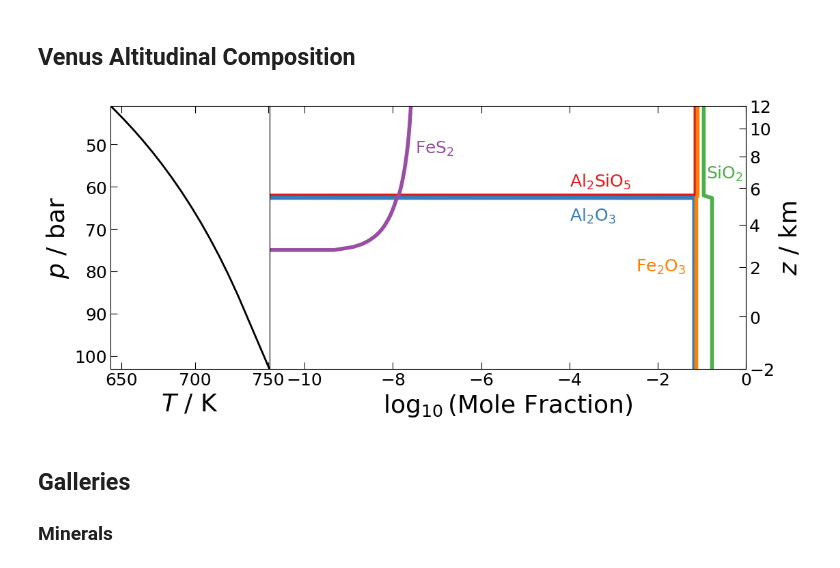
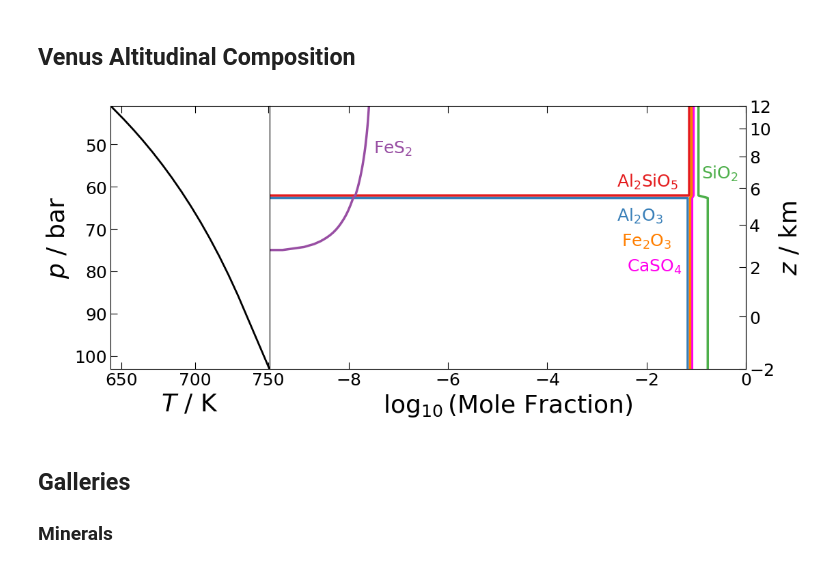
Before and after one commit to xbyrne/sai, a Jupyter notebook: _figures_for_paper.ipynb, the cells around one changed output. Drawn from its saved outputs; the diff is of its cells as text; code cells hidden in the pictures.

```diff
--- a/_figures_for_paper.ipynb
+++ b/_figures_for_paper.ipynb
@@ -34,39 +34,39 @@ ax.tick_params(right=False)
 # Secondary axis
 def ptoz(p):
     return np.interp(p, venus_structure['P[bar]'][::-1], venus_structure.index[::-1])
 def ztop(z):
     return np.interp(z, venus_structure.index, venus_structure['P[bar]'])
 
 ax = axs[1]
-selected_condensates = ['Al2SiO5','Al2O3','SiO2','FeS2','Fe2O3']
-cols = ['#e41a1c','#377eb8','#4daf4a','#984ea3','#ff7f00']
+selected_condensates = ['Al2SiO5','Al2O3','SiO2','CaSO4','FeS2','Fe2O3']
+cols = ['#e41a1c','#377eb8','#4daf4a','#ff00ee','#984ea3','#ff7f00']
 coords = []
 for i, (condensate, col, xy) in enumerate(
     zip(selected_condensates, cols,
-        [[-4,60],[-4,68],[-.9,58],[-7.5,52],[-2.5,80]])
+        [[-2.6,60],[-2.6,68],[-.9,58],[-2.4,80],[-7.5,52],[-2.5,74]])
 ):
     ax.plot(
         np.log10(cond_mr_df[f'n{condensate}']), df.p_bar,
-        lw=4, c=col
+        lw=2.5, c=col
     )
     ax.annotate(
         myutils.chemlatex(condensate),
         xy=xy, c=col
     )
 ax.set_xlabel(r'$\log_{10}$(Mole Fraction)')
-ax.set_xlim(-10.8,0)
+ax.set_xlim(-9.6,0)
 ax.set_ylim(df.p_bar.max(), df.p_bar.min())
 ax.set_yticks([])
 
 
 ax2 = ax.secondary_yaxis('right', functions = (ptoz, ztop))
 ax2.set_ylabel(r'$z$ / km')
 ax2.set_yticks([-2,0,2,4,6,8,10,12])
 ax.tick_params(left=True)
 
 fg.savefig('figures/venus_altitude_abundances.eps',format='eps', bbox_inches='tight')
 # %% [output]
-[figure, old version]
+[figure, new version]
 # %% [markdown]
 ## Galleries
 ### Minerals
```
Also changed, not shown: 1 other file.
